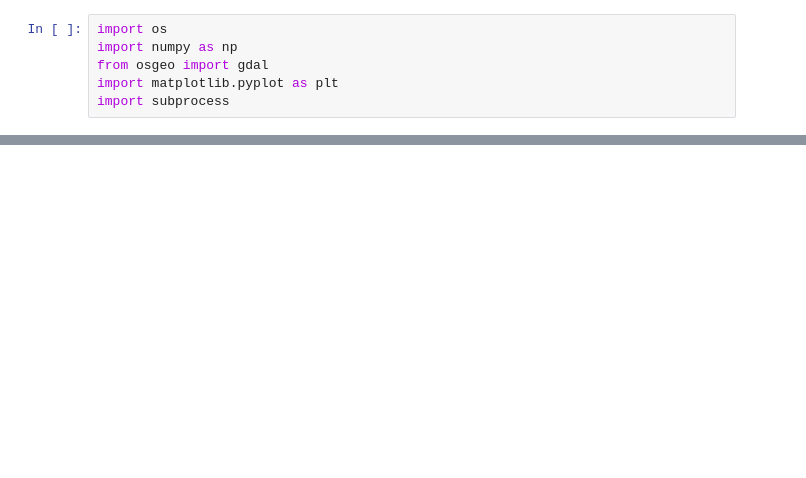
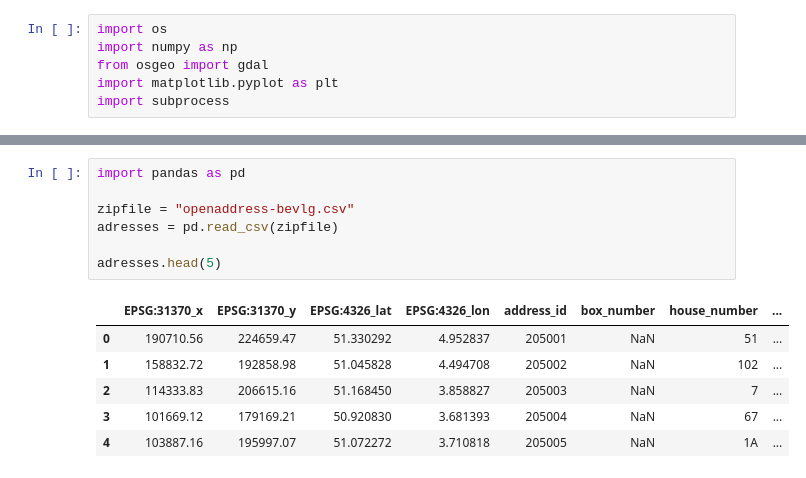
Before and after one commit to Joren-Vervoort/3D-House-Project, a Jupyter notebook: Testing.ipynb, the cells around one changed output, grey strips where cells are left out. Drawn from its saved outputs; the diff is of its cells as text; blank space fills up the shorter version.

Commit message:
Added the Adresses, found an example within DMS/DTS of folder k01, next step: locate the adress coordinates on the DSM/DTM

```diff
--- a/Testing.ipynb
+++ b/Testing.ipynb
@@ -36,0 +110,14 @@ MemoryError: Unable to allocate 584. MiB for an array with shape (9000, 17000) a
+# %%
+import pandas as pd
+
+zipfile = "openaddress-bevlg.csv"
+adresses = pd.read_csv(zipfile)
+
+adresses.head(5)
+# %% [output]
+|  | EPSG:31370_x | EPSG:31370_y | EPSG:4326_lat | EPSG:4326_lon | address_id | box_number | house_number | ... |
+| 0 | 190710.56 | 224659.47 | 51.330292 | 4.952837 | 205001 | NaN | 51 | ... |
+| 1 | 158832.72 | 192858.98 | 51.045828 | 4.494708 | 205002 | NaN | 102 | ... |
+| 2 | 114333.83 | 206615.16 | 51.168450 | 3.858827 | 205003 | NaN | 7 | ... |
+| 3 | 101669.12 | 179169.21 | 50.920830 | 3.681393 | 205004 | NaN | 67 | ... |
+| 4 | 103887.16 | 195997.07 | 51.072272 | 3.710818 | 205005 | NaN | 1A | ... |
```
Also changed, not shown: parts of 23 cells of this notebook.
